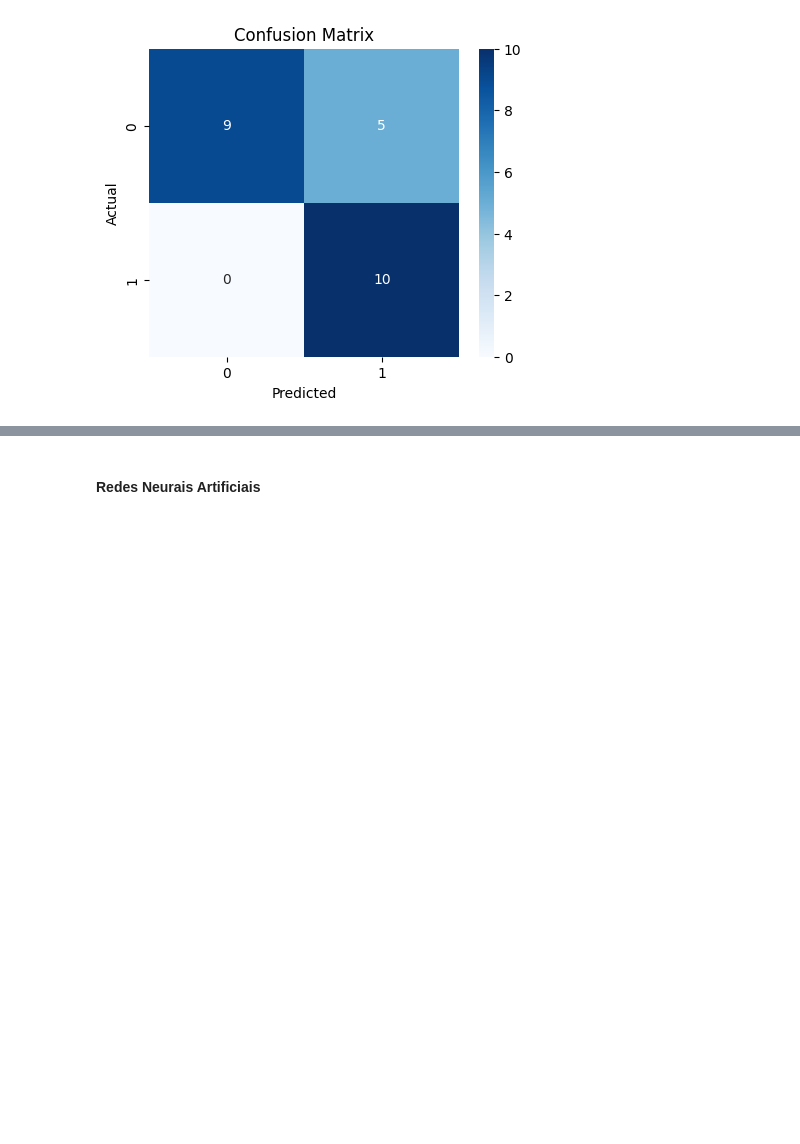
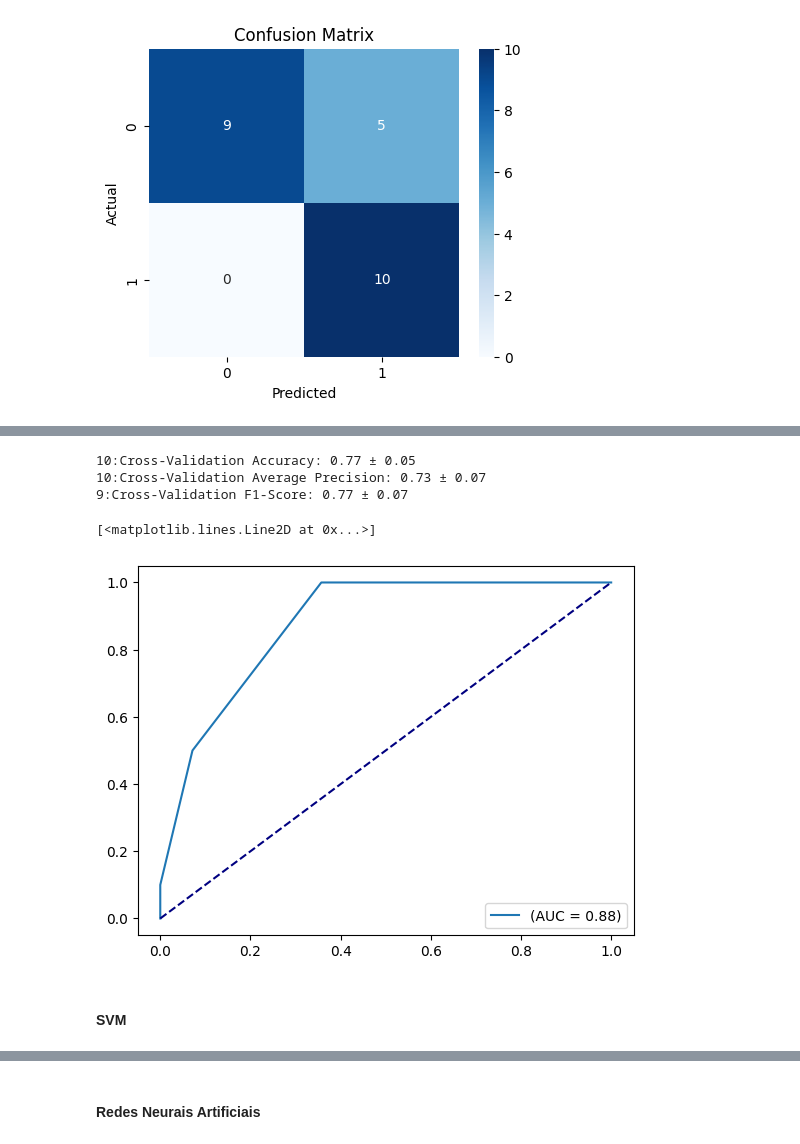
Before and after one commit to igordantasgf/labia, a Jupyter notebook: notebook.ipynb, the cells around one changed output, grey strips where cells are left out. Drawn from its saved outputs; the diff is of its cells as text; code cells hidden in the pictures; blank space fills up the shorter version.

```diff
--- a/notebook.ipynb
+++ b/notebook.ipynb
@@ -592,0 +692,12 @@ plt.plot([0, 1], [0, 1], color='navy', linestyle='--')
+# %%
+base_models = [
+    ('decision_tree',DecisionTreeClassifier(criterion='entropy', max_depth=3)),
+    ('knn', KNeighborsClassifier(n_neighbors=3, metric='manhattan')),
+    ('naive_bayes', GaussianNB())
+]
+# %%
+meta_model = AdaBoostClassifier()
+# %%
+stacking_model = StackingClassifier(estimators=base_models, final_estimator=meta_model)
+
+stacking_model.fit(X_train, y_train)
@@ -592,0 +736,28 @@ plt.plot([0, 1], [0, 1], color='navy', linestyle='--')
+# %%
+# Previsão de probabilidades
+y_prob = stacking_model.predict_proba(X_test)[:, 1]
+
+# Curva ROC
+fpr, tpr, _ = roc_curve(y_test, y_prob)
+roc_auc = roc_auc_score(y_test, y_prob)
+
+# Plotar a curva ROC para o valor atual de K
+plt.plot(fpr, tpr, label=f'(AUC = {roc_auc:.2f})')
+plt.legend(loc='lower right')
+
+cv_scores = cross_val_score(stacking_model, X_train, y_train, cv=4, scoring='accuracy')
+cv_scores1 = cross_val_score(stacking_model, X_train, y_train, cv=4, scoring='average_precision')
+cv_scores2 = cross_val_score(stacking_model, X_train, y_train, cv=4, scoring='f1')
+print(f"\n{x}:Cross-Validation Accuracy: {cv_scores.mean():.2f} ± {cv_scores.std():.2f}")
+print(f"{x}:Cross-Validation Average Precision: {cv_scores1.mean():.2f} ± {cv_scores1.std():.2f}")
+print(f"{k}:Cross-Validation F1-Score: {cv_scores2.mean():.2f} ± {cv_scores2.std():.2f}")
+
+plt.plot([0, 1], [0, 1], color='navy', linestyle='--')
+# %% [output]
+10:Cross-Validation Accuracy: 0.77 ± 0.05
+10:Cross-Validation Average Precision: 0.73 ± 0.07
+9:Cross-Validation F1-Score: 0.77 ± 0.07
+[<matplotlib.lines.Line2D at 0x...>]
+[figure, added]
+# %% [markdown]
+#### SVM
```
Also changed, not shown: parts of 27 cells of this notebook.
